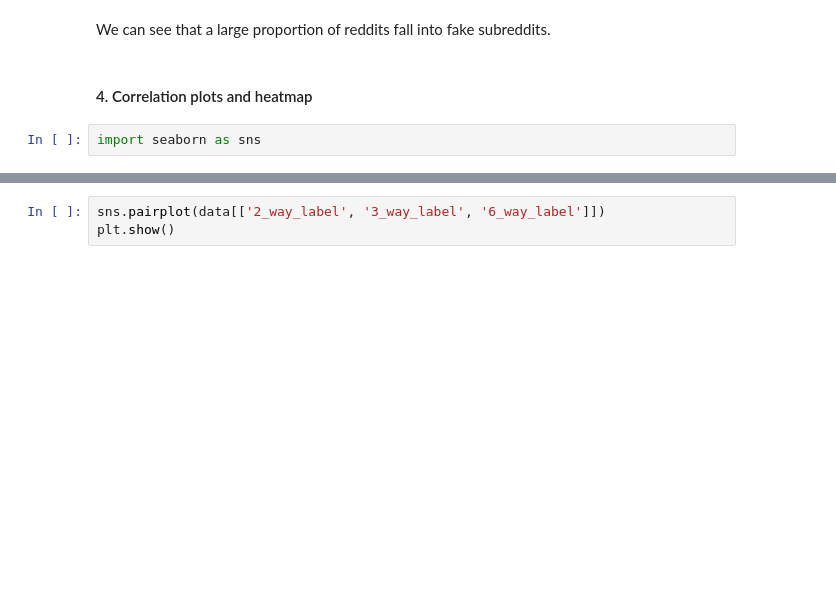
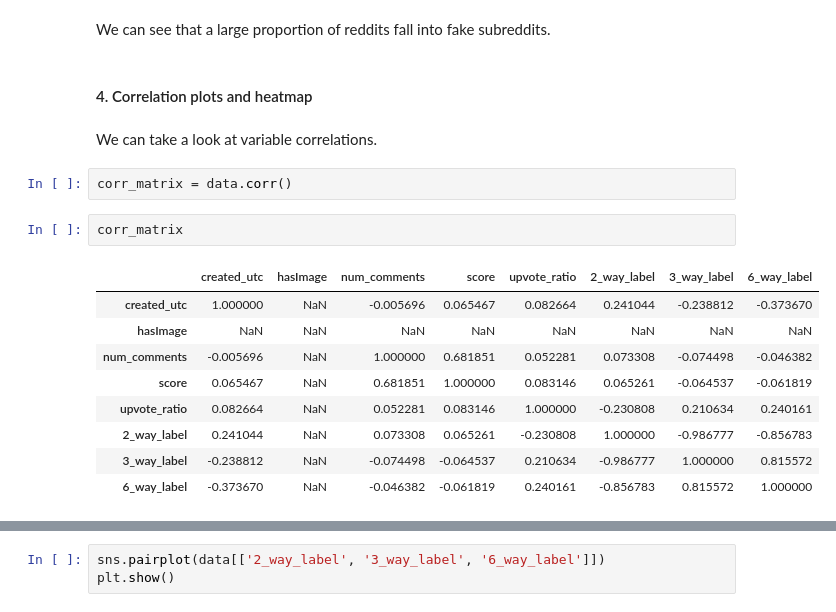
Before and after one commit to AndyWangSFU/AC215_TBD_1, a Jupyter notebook: notebooks/EDA.ipynb, the cells around one changed output, grey strips where cells are left out. Cells and saved outputs as stored; diff of their text form; blank space fills up the shorter version.

```diff
--- a/notebooks/EDA.ipynb
+++ b/notebooks/EDA.ipynb
@@ -118,5 +118,19 @@ plt.show()
 We can see that a large proportion of reddits fall into fake subreddits.
 # %% [markdown]
 #### 4. Correlation plots and heatmap
-# %%
-import seaborn as sns
+# %% [markdown]
+We can take a look at variable correlations.
+# %%
+corr_matrix = data.corr()
+# %%
+corr_matrix
+# %% [output]
+|  | created_utc | hasImage | num_comments | score | upvote_ratio | 2_way_label | 3_way_label | 6_way_label |
+| created_utc | 1.000000 | NaN | -0.005696 | 0.065467 | 0.082664 | 0.241044 | -0.238812 | -0.373670 |
+| hasImage | NaN | NaN | NaN | NaN | NaN | NaN | NaN | NaN |
+| num_comments | -0.005696 | NaN | 1.000000 | 0.681851 | 0.052281 | 0.073308 | -0.074498 | -0.046382 |
+| score | 0.065467 | NaN | 0.681851 | 1.000000 | 0.083146 | 0.065261 | -0.064537 | -0.061819 |
+| upvote_ratio | 0.082664 | NaN | 0.052281 | 0.083146 | 1.000000 | -0.230808 | 0.210634 | 0.240161 |
+| 2_way_label | 0.241044 | NaN | 0.073308 | 0.065261 | -0.230808 | 1.000000 | -0.986777 | -0.856783 |
+| 3_way_label | -0.238812 | NaN | -0.074498 | -0.064537 | 0.210634 | -0.986777 | 1.000000 | 0.815572 |
+| 6_way_label | -0.373670 | NaN | -0.046382 | -0.061819 | 0.240161 | -0.856783 | 0.815572 | 1.000000 |
```
Also changed, not shown: parts of 2 cells of this notebook.
